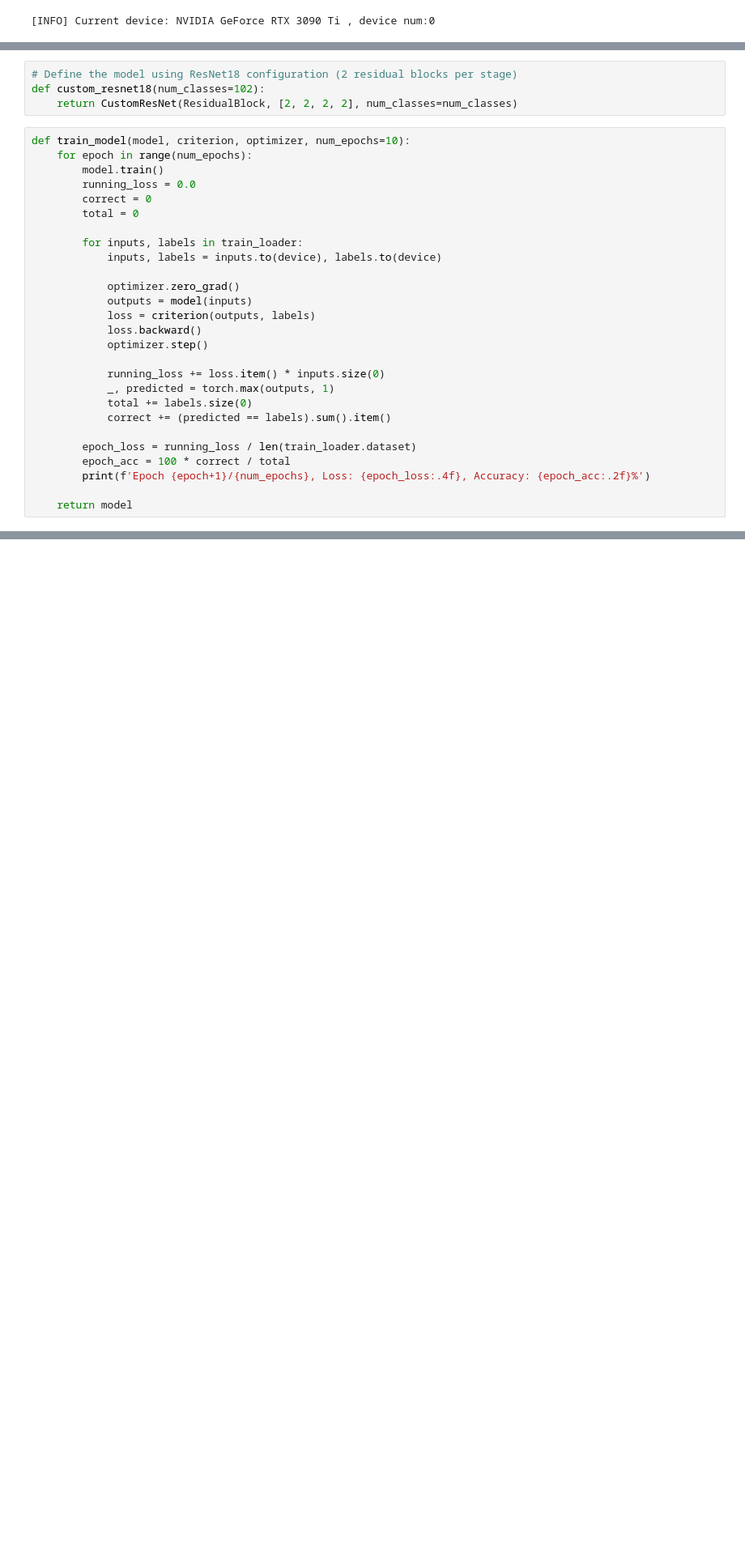
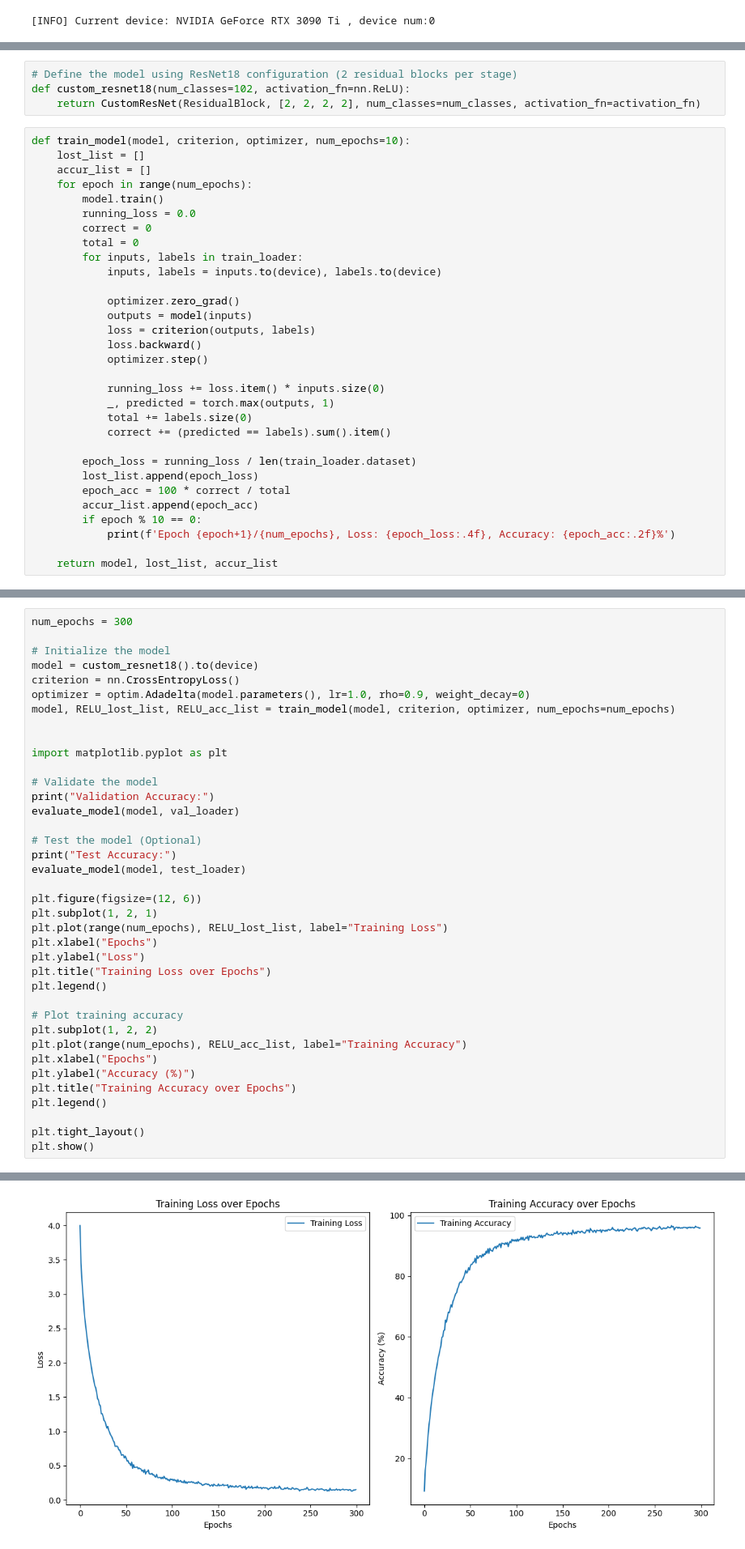
Before and after one commit to Cedricyu/NYCU_DeepLearning, a Jupyter notebook: Lab02/lab02.ipynb, the cells around one changed output, grey strips where cells are left out. Shown: that part at 81% size. Saved outputs shown, nothing was run; the diff lists cells and outputs as text; blank space fills up the shorter version.

```diff
--- a/Lab02/lab02.ipynb
+++ b/Lab02/lab02.ipynb
@@ -154,16 +155,17 @@ class CustomResNet(nn.Module):
         return x
 # %%
 # Define the model using ResNet18 configuration (2 residual blocks per stage)
-def custom_resnet18(num_classes=102):
-    return CustomResNet(ResidualBlock, [2, 2, 2, 2], num_classes=num_classes)
+def custom_resnet18(num_classes=102, activation_fn=nn.ReLU):
+    return CustomResNet(ResidualBlock, [2, 2, 2, 2], num_classes=num_classes, activation_fn=activation_fn)
 # %%
 def train_model(model, criterion, optimizer, num_epochs=10):
+    lost_list = []
+    accur_list = []
     for epoch in range(num_epochs):
         model.train()
         running_loss = 0.0
         correct = 0
         total = 0
-
         for inputs, labels in train_loader:
             inputs, labels = inputs.to(device), labels.to(device)
 
@@ -179,10 +181,13 @@ def train_model(model, criterion, optimizer, num_epochs=10):
             correct += (predicted == labels).sum().item()
 
         epoch_loss = running_loss / len(train_loader.dataset)
+        lost_list.append(epoch_loss)
         epoch_acc = 100 * correct / total
-        print(f'Epoch {epoch+1}/{num_epochs}, Loss: {epoch_loss:.4f}, Accuracy: {epoch_acc:.2f}%')
+        accur_list.append(epoch_acc)
+        if epoch % 10 == 0:
+            print(f'Epoch {epoch+1}/{num_epochs}, Loss: {epoch_loss:.4f}, Accuracy: {epoch_acc:.2f}%')
 
-    return model
+    return model, lost_list, accur_list
 # %%
 def evaluate_model(model, loader):
     model.eval()
@@ -235,0 +212,39 @@ Accuracy: 83.04%
+# %%
+num_epochs = 300
+
+# Initialize the model
+model = custom_resnet18().to(device)
+criterion = nn.CrossEntropyLoss()
+optimizer = optim.Adadelta(model.parameters(), lr=1.0, rho=0.9, weight_decay=0)
+model, RELU_lost_list, RELU_acc_list = train_model(model, criterion, optimizer, num_epochs=num_epochs)
+
+
+import matplotlib.pyplot as plt
+
+# Validate the model
+print("Validation Accuracy:")
+evaluate_model(model, val_loader)
+
+# Test the model (Optional)
+print("Test Accuracy:")
+evaluate_model(model, test_loader)
+
+plt.figure(figsize=(12, 6))
+plt.subplot(1, 2, 1)
+plt.plot(range(num_epochs), RELU_lost_list, label="Training Loss")
+plt.xlabel("Epochs")
+plt.ylabel("Loss")
+plt.title("Training Loss over Epochs")
+plt.legend()
+
+# Plot training accuracy
+plt.subplot(1, 2, 2)
+plt.plot(range(num_epochs), RELU_acc_list, label="Training Accuracy")
+plt.xlabel("Epochs")
+plt.ylabel("Accuracy (%)")
+plt.title("Training Accuracy over Epochs")
+plt.legend()
+
+plt.tight_layout()
+plt.show()
+# %% [output]
@@ -235,0 +268 @@ Accuracy: 83.04%
+[figure, added]
```
Also changed, not shown: parts of 7 cells of this notebook, 1 other file.
